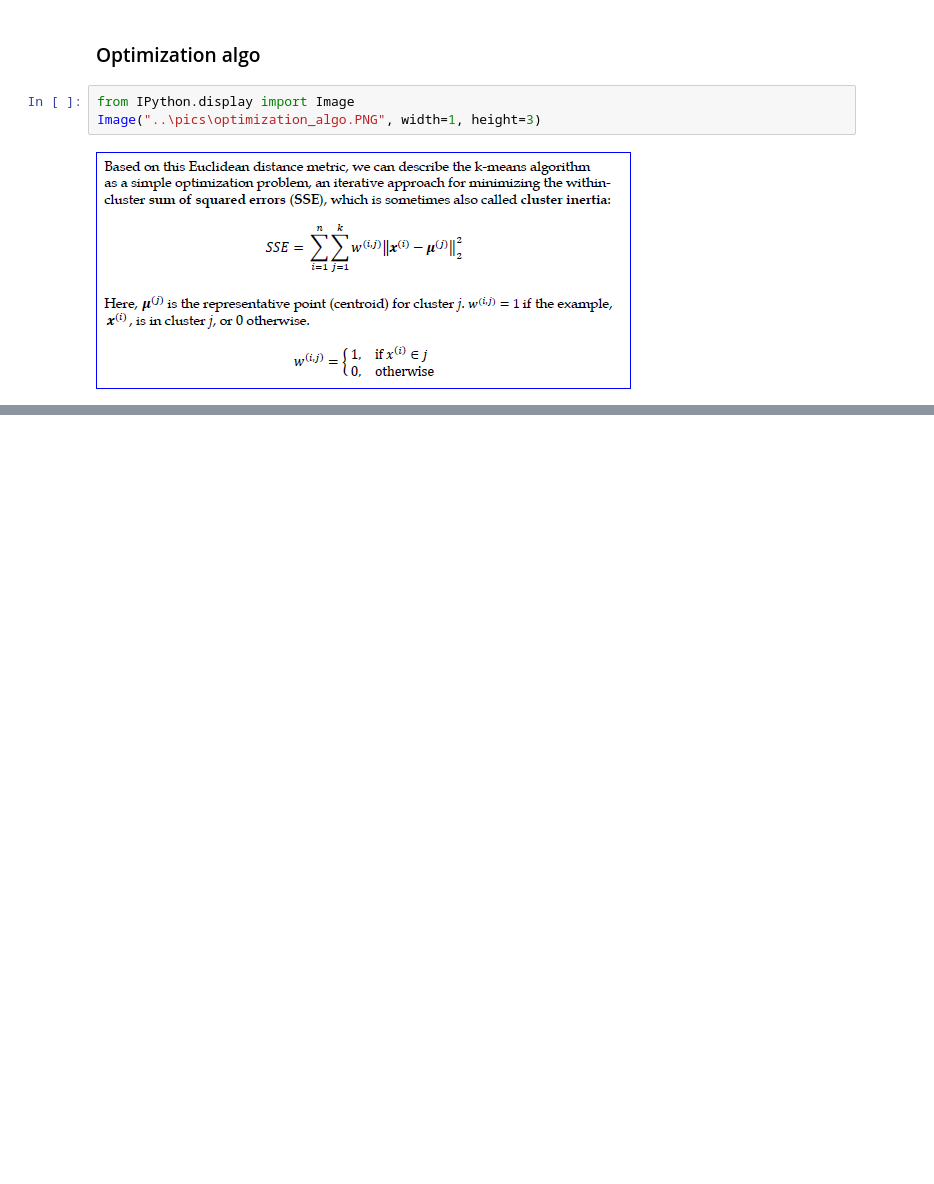
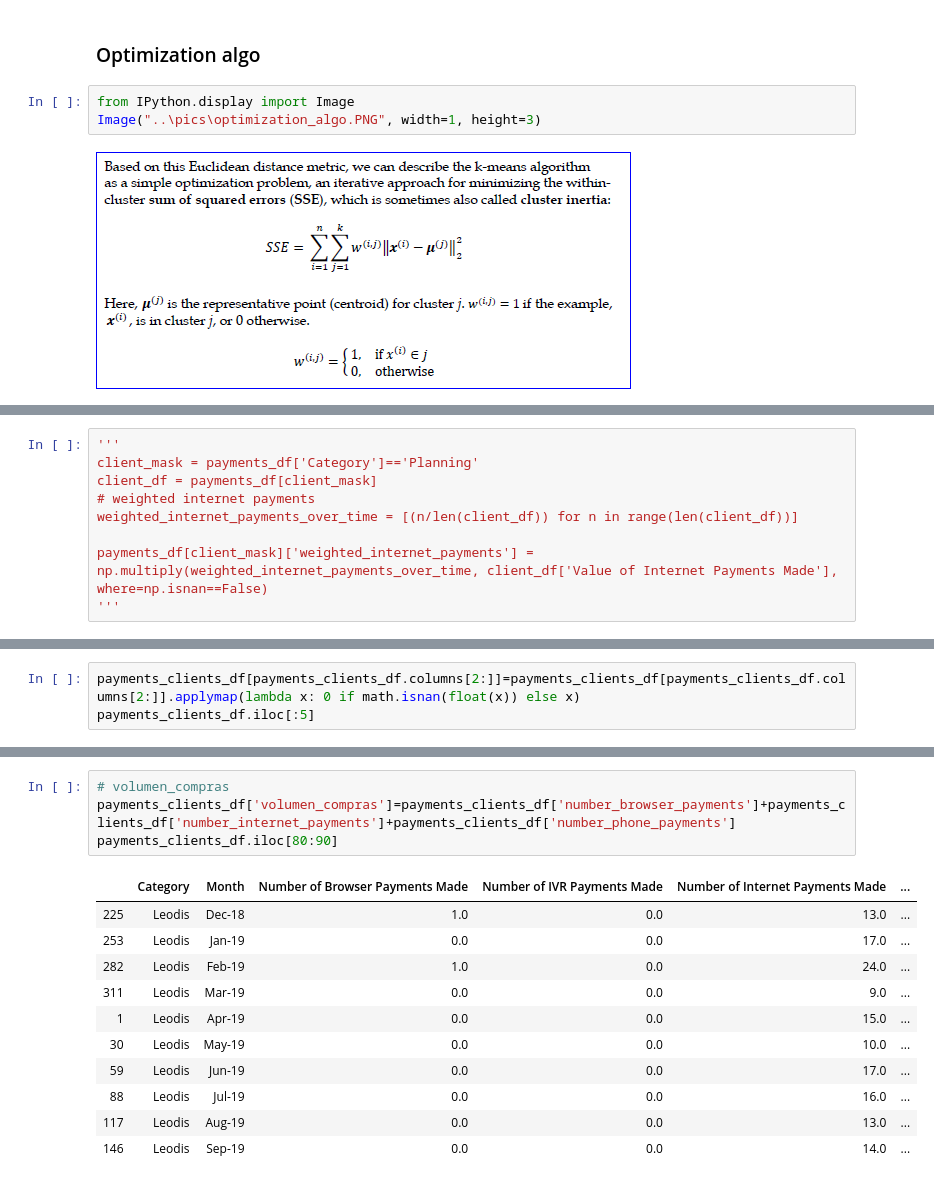
Before and after one commit to GermanCM/machine_learning_concepts_checks, a Jupyter notebook: project/models_tuning/unsupervised_learning/notebooks/k_means_checker.ipynb, the cells around one changed output, grey strips where cells are left out. Cells and saved outputs as stored; diff of their text form; blank space fills up the shorter version.

```diff
--- a/project/models_tuning/unsupervised_learning/notebooks/k_means_checker.ipynb
+++ b/project/models_tuning/unsupervised_learning/notebooks/k_means_checker.ipynb
@@ -192,0 +267,9 @@ fig.show()
+# %%
+'''
+client_mask = payments_df['Category']=='Planning'
+client_df = payments_df[client_mask]
+# weighted internet payments
+weighted_internet_payments_over_time = [(n/len(client_df)) for n in range(len(client_df))]
+
+payments_df[client_mask]['weighted_internet_payments'] = np.multiply(weighted_internet_payments_over_time, client_df['Value of Internet Payments Made'], where=np.isnan==False)
+'''
@@ -192,0 +320,3 @@ fig.show()
+# %%
+payments_clients_df[payments_clients_df.columns[2:]]=payments_clients_df[payments_clients_df.columns[2:]].applymap(lambda x: 0 if math.isnan(float(x)) else x)
+payments_clients_df.iloc[:5]
@@ -192,0 +357,16 @@ fig.show()
+# %%
+# volumen_compras
+payments_clients_df['volumen_compras']=payments_clients_df['number_browser_payments']+payments_clients_df['number_internet_payments']+payments_clients_df['number_phone_payments']
+payments_clients_df.iloc[80:90]
+# %% [output]
+|  | Category | Month | Number of Browser Payments Made | Number of IVR Payments Made | Number of Internet Payments Made | ... |
+| 225 | Leodis | Dec-18 | 1.0 | 0.0 | 13.0 | ... |
+| 253 | Leodis | Jan-19 | 0.0 | 0.0 | 17.0 | ... |
+| 282 | Leodis | Feb-19 | 1.0 | 0.0 | 24.0 | ... |
+| 311 | Leodis | Mar-19 | 0.0 | 0.0 | 9.0 | ... |
+| 1 | Leodis | Apr-19 | 0.0 | 0.0 | 15.0 | ... |
+| 30 | Leodis | May-19 | 0.0 | 0.0 | 10.0 | ... |
+| 59 | Leodis | Jun-19 | 0.0 | 0.0 | 17.0 | ... |
+| 88 | Leodis | Jul-19 | 0.0 | 0.0 | 16.0 | ... |
+| 117 | Leodis | Aug-19 | 0.0 | 0.0 | 13.0 | ... |
+| 146 | Leodis | Sep-19 | 0.0 | 0.0 | 14.0 | ... |
```
Also changed, not shown: parts of 61 cells of this notebook, 6 other files.
